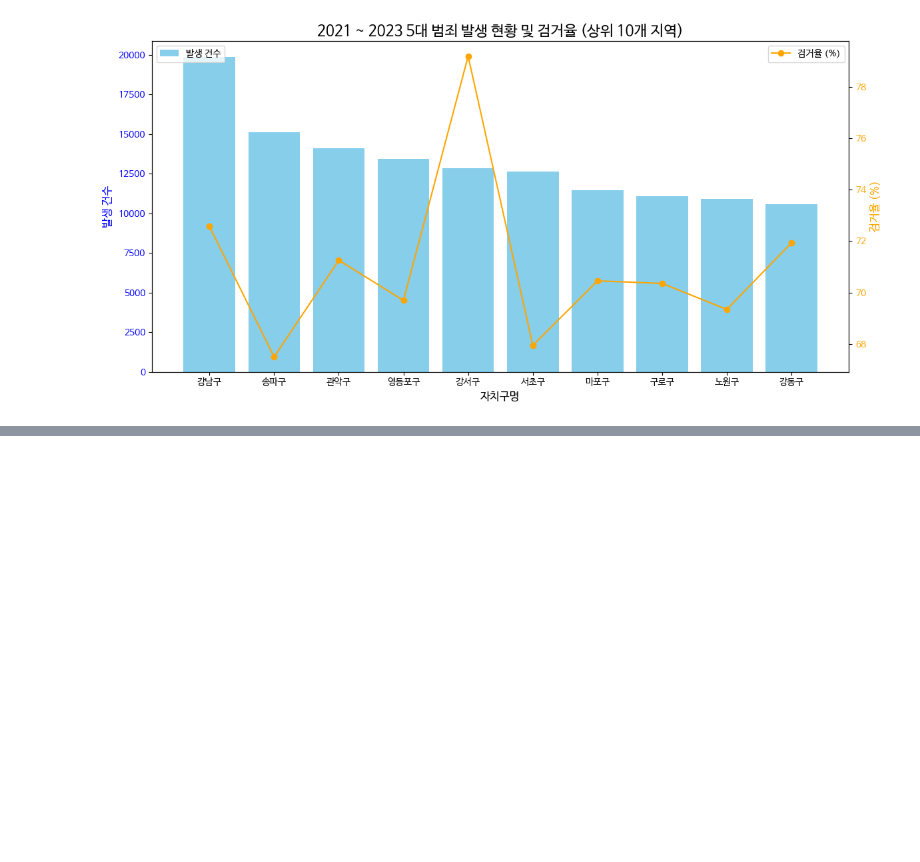
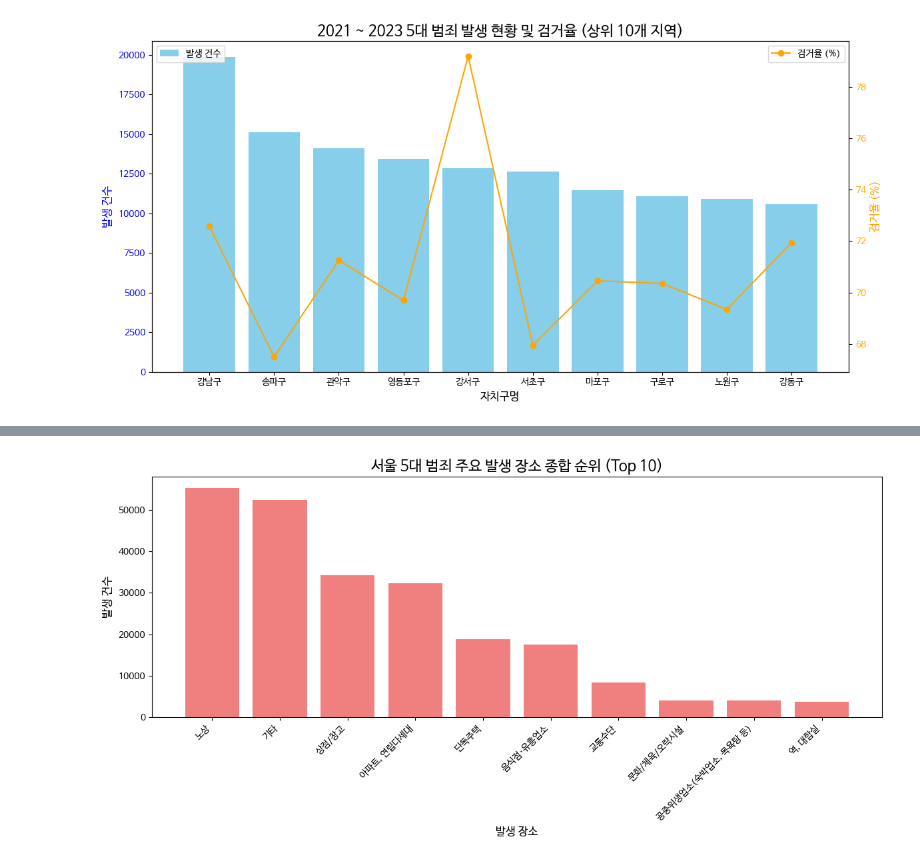
Before and after one commit to CodingCat-Jung/SmartCity, a Jupyter notebook: SmartCity03.ipynb, the cells around one changed output, grey strips where cells are left out. Drawn from its saved outputs; the diff is of its cells as text; code cells hidden in the pictures; blank space fills up the shorter version.

```diff
--- a/SmartCity03.ipynb
+++ b/SmartCity03.ipynb
@@ -139,0 +154,65 @@ for crime in top_locations_by_crime['범죄별'].unique():
+# %%
+# 서울 5대 범죄 주요 발생 장소 파악하기
+import pandas as pd
+import matplotlib.pyplot as plt
+import matplotlib.font_manager as fm
+
+# 데이터 불러오기
+df21 = pd.read_excel('2021 서울 5대 범죄 발생장소.xlsx')
+df22 = pd.read_excel('2022 서울 5대 범죄 발생장소.xlsx')
+df23 = pd.read_excel('2023 서울 5대 범죄 발생장소.xlsx')
+
+# 데이터 병합
+df_combined = pd.concat([df21, df22, df23])
+
+# '소계' 행 제거
+df_combined = df_combined[df_combined['범죄별'] != '소계']
+
+# 장소 관련 열 정의
+location_columns = [
+    '아파트, 연립다세대', '단독주택', '노상', '상점/창고', '공중위생업소(숙박업소, 목욕탕 등)',
+    '음식점·유흥업소', '사무실', '역, 대합실', '교통수단', '문화/체육/오락시설',
+    '학교/도서관/학원', '금융보험기관', '기타'
+]
+
+# 장소 관련 열 숫자로 변환 (변환 불가 시 0으로 처리)
+for col in location_columns:
+    df_combined[col] = pd.to_numeric(df_combined[col], errors='coerce').fillna(0).astype(int)
+
+# 발생 장소 열을 단일 열로 변환
+crime_location_stats = (
+    df_combined.melt(id_vars=['범죄별'], value_vars=location_columns,
+                     var_name='발생 장소', value_name='발생 건수')
+    .groupby(['범죄별', '발생 장소'], as_index=False)['발생 건수']
+    .sum()
+    .sort_values(by='발생 건수', ascending=False)
+)
+
+# 주요 장소를 종합해 합산
+overall_top_locations = (
+    crime_location_stats.groupby('발생 장소', as_index=False)['발생 건수']
+    .sum()
+    .sort_values(by='발생 건수', ascending=False)
+)
+
+# 결과를 새 엑셀 파일로 저장
+output_file = '서울 5대 범죄 주요 발생 장소 종합 순위.xlsx'
+overall_top_locations.to_excel(output_file, index=False)
+
+# 시각화
+plt.rc('font', family='NanumBarunGothic')
+
+# 종합 순위 상위 10개 시각화
+plt.figure(figsize=(12, 6))
+plt.bar(overall_top_locations['발생 장소'].head(10),
+        overall_top_locations['발생 건수'].head(10),
+        color='lightcoral')
+
+plt.title('서울 5대 범죄 주요 발생 장소 종합 순위 (Top 10)', fontsize=16)
+plt.xlabel('발생 장소', fontsize=12)
+plt.ylabel('발생 건수', fontsize=12)
+plt.xticks(rotation=45, ha='right', fontsize=10)
+plt.tight_layout()
+plt.show()
+# %% [output]
+[figure, added]
```
Also changed, not shown: parts of 4 cells of this notebook.
